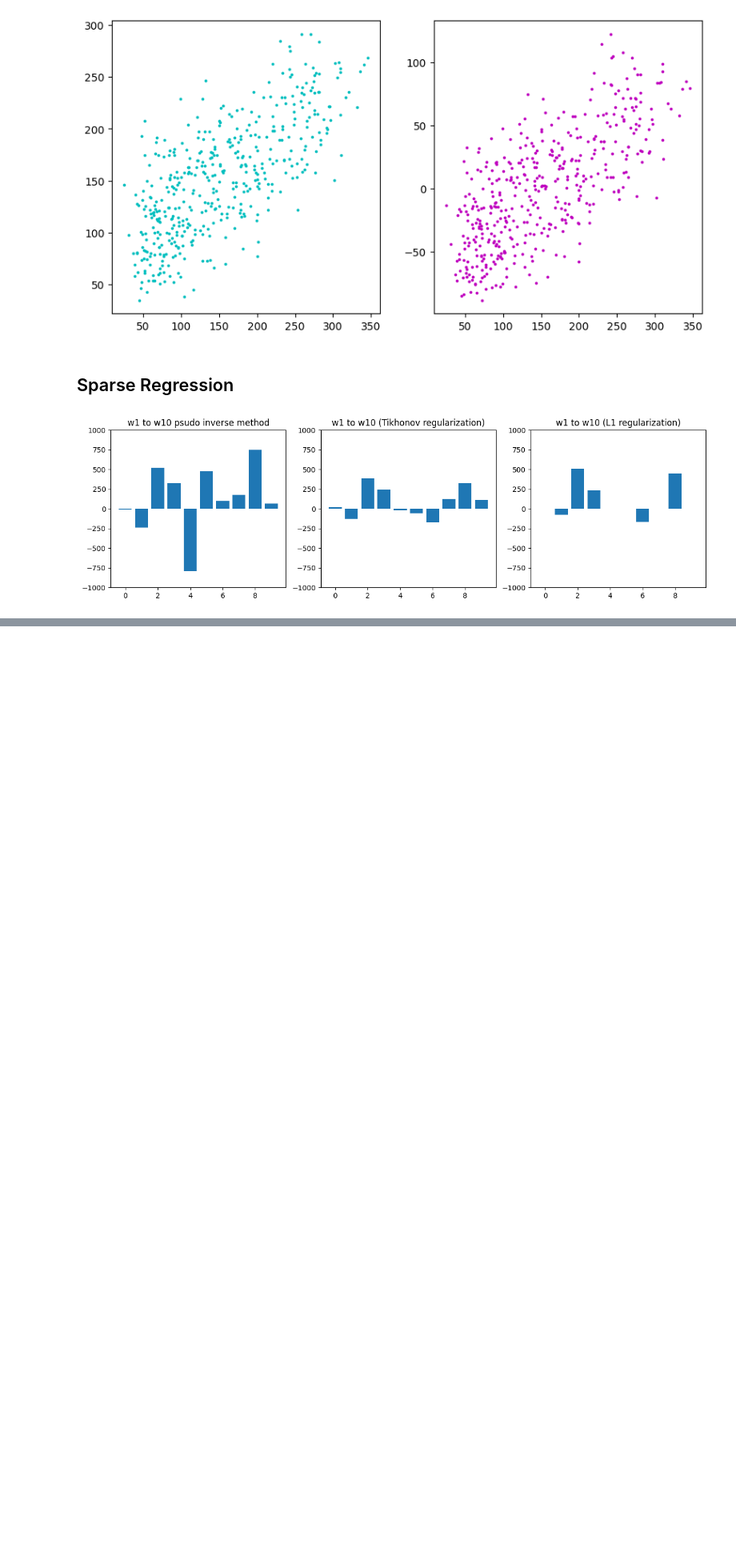
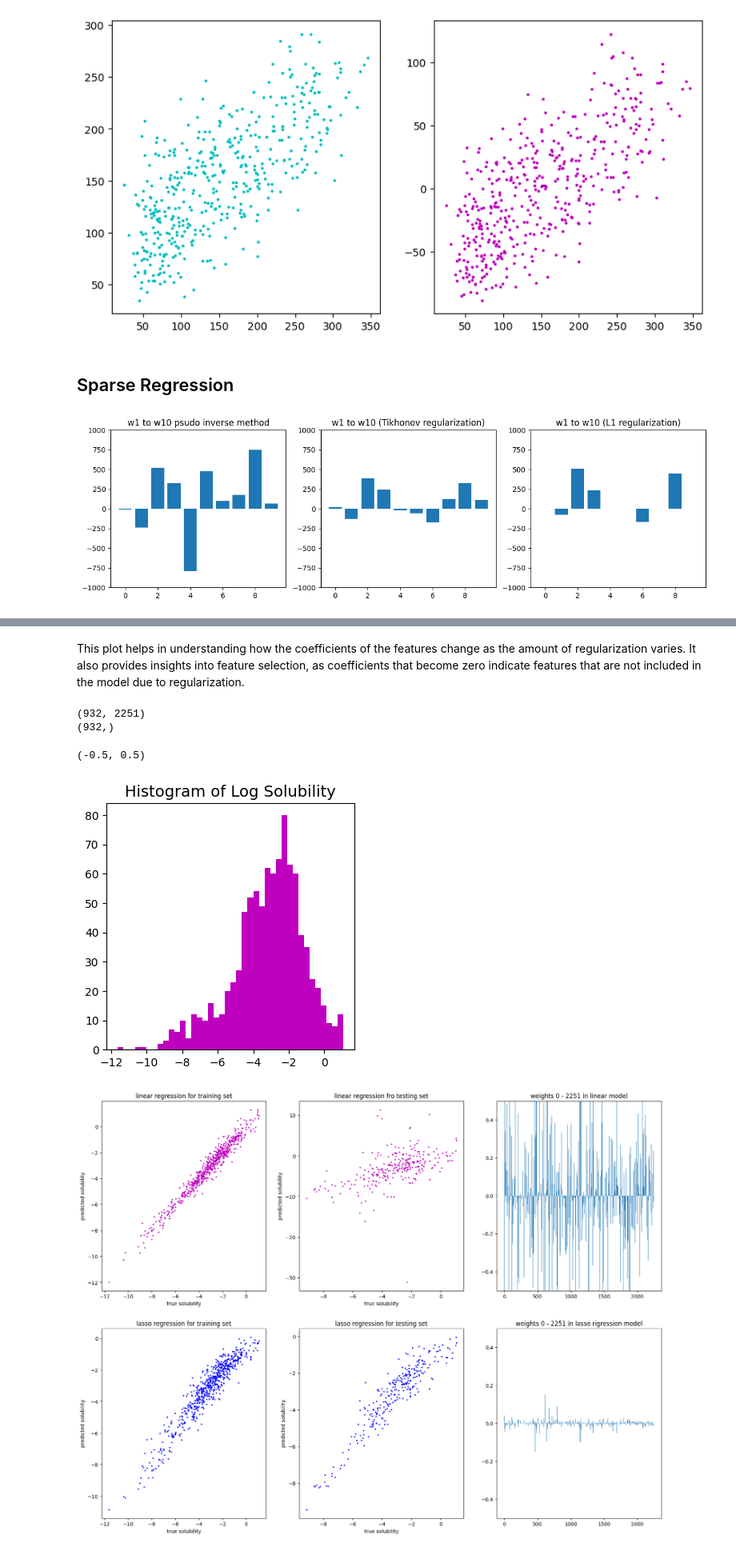
Before and after one commit to EshanJayasundara/Machine_Learning_Lab, a Jupyter notebook: Lab04/ML_LAB_04.ipynb, the cells around one changed output, grey strips where cells are left out. Shown: that part at 80% size. Saved outputs shown, nothing was run; the diff lists cells and outputs as text; code cells hidden in the pictures; blank space fills up the shorter version.

```diff
--- a/Lab04/ML_LAB_04.ipynb
+++ b/Lab04/ML_LAB_04.ipynb
@@ -144,31 +175,77 @@ Text(0, 0.5, 'Regression Coefficients')
+# %% [markdown]
+This plot helps in understanding how the coefficients of the features change as the amount of regularization varies. It also provides insights into feature selection, as coefficients that become zero indicate features that are not included in the model due to regularization.
 # %%
 import pandas as pd
 
 sol = pd.read_excel("Husskonen_Solubility_Features.xlsx", verbose=False)
-print(sol.shape)
-print(sol.columns)
+# print(sol.shape)
+# print(sol.columns)
 t = sol["LogS.M."].values
 fig, ax = plt.subplots(figsize=(4,4))
 ax.hist(t, bins=40, facecolor='m')
 ax.set_title("Histogram of Log Solubility", fontsize=14)
-X = sol[colnames[5:len(colnames)]]
+colnames = sol.columns
+lst = colnames[5:-1].tolist()
+lst.append(colnames[-1][0:12])
+colnames = pd.Index(lst)
+X = sol[colnames[5:len(colnames)]].astype(np.float32)
+
 N, p = X.shape
 print(X.shape)
 print(t.shape)
+
 # Split data into training and test sets
 #
 from sklearn.model_selection import train_test_split
 X_train, X_test, t_train, t_test = train_test_split(X, t, test_size=0.3)
 # Regularized regression
 #
+
 gamma = 2.3
 w = np.linalg.inv(X_train.T @ X_train + gamma*np.identity(p)) @ X_train.T @ t_train
 th_train = X_train @ w.to_numpy()
 th_test = X_test @ w.to_numpy()
+
 # Plot training and test predictions
 #
-fig, ax = plt.subplots(nrows=1, ncols=2, figsize=(10,4))
-ax[0].scatter(t_train, th_train, c=’m’, s=3)
-# ... plots
+fig, ax = plt.subplots(nrows=2, ncols=3, figsize=(20,15))
+ax[0][0].scatter(t_train, th_train, c='m', s=3)
+ax[0][0].set_title('linear regression for training set')
+ax[0][0].set_xlabel('true solubility')
+ax[0][0].set_ylabel('predicted solubility')
+ax[0][1].scatter(t_test, th_test, c='m', s=3)
+ax[0][1].set_title('linear regression fro testing set')
+ax[0][1].set_xlabel('true solubility')
+ax[0][1].set_ylabel('predicted solubility')
+ax[0][2].bar(np.arange(len(w)), w)
+ax[0][2].set_title('weights 0 - 2251 in linear model')
+ax[0][2].set_ylim(-0.5, 0.5)
 #
 # Over to you for implementing Lasso
+from sklearn.linear_model import Lasso
+ll = Lasso(alpha=0.2)
+ll.fit(X_train, t_train)
+th_lasso = ll.predict(X_train)
+wp = np.linalg.inv(X_train.T @ X_train + gamma*np.identity(p)) @ X_train.T @ th_lasso
+th_train = X_train @ wp.to_numpy()
+th_test = X_test @ wp.to_numpy()
+
+# Plot training and test predictions
+#
+ax[1][0].scatter(t_train, th_train, c='b', s=3)
+ax[1][0].set_title('lasso regression for training set')
+ax[1][0].set_xlabel('true solubility')
+ax[1][0].set_ylabel('predicted solubility')
+ax[1][1].scatter(t_test, th_test, c='b', s=3)
+ax[1][1].set_title('lasso regression for testing set')
+ax[1][1].set_xlabel('true solubility')
+ax[1][1].set_ylabel('predicted solubility')
+ax[1][2].bar(np.arange(len(wp)), wp)
+ax[1][2].set_title('weights 0 - 2251 in lasso rigression model')
+ax[1][2].set_ylim(-0.5, 0.5)
+# %% [output]
+(932, 2251)
+(932,)
+(-0.5, 0.5)
+[figure, added]
+[figure, added]
```
Also changed, not shown: parts of 6 cells of this notebook.
